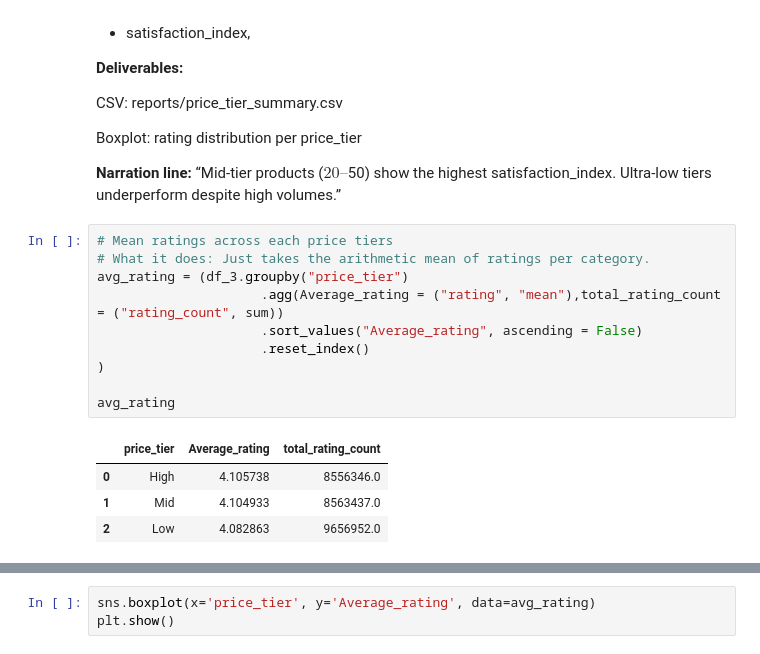
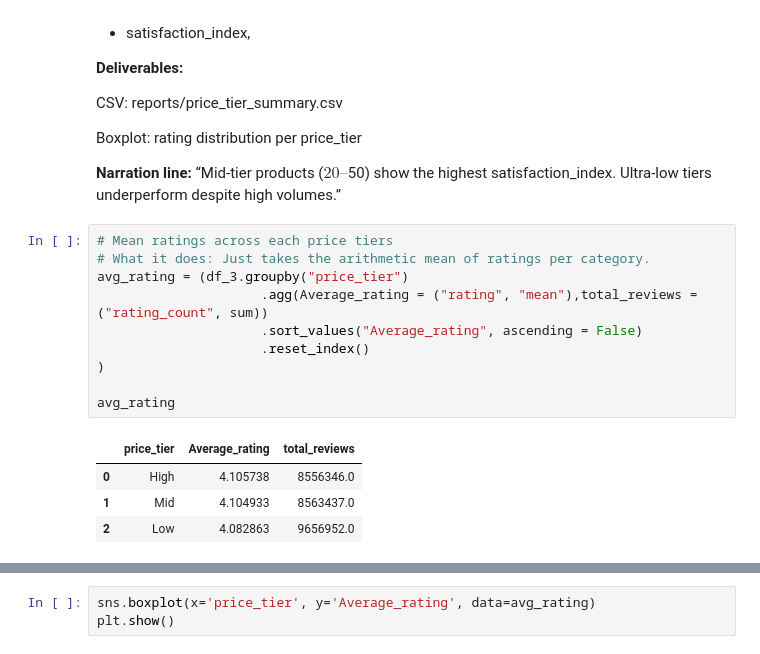
Before and after one commit to CKohwo/Ecommerce-strategy-blueprint, a Jupyter notebook: notebooks/03_exploratory_ data_analysis.ipynb, the cells around one changed output, grey strips where cells are left out. Cells and saved outputs as stored; diff of their text form.

```diff
--- a/notebooks/03_exploratory_ data_analysis.ipynb
+++ b/notebooks/03_exploratory_ data_analysis.ipynb
@@ -424,15 +410,15 @@ Boxplot: rating distribution per price_tier
 # %%
 # Mean ratings across each price tiers
 # What it does: Just takes the arithmetic mean of ratings per category.
 avg_rating = (df_3.groupby("price_tier")
-                     .agg(Average_rating = ("rating", "mean"),total_rating_count = ("rating_count", sum))
+                     .agg(Average_rating = ("rating", "mean"),total_reviews = ("rating_count", sum))
                      .sort_values("Average_rating", ascending = False)
                      .reset_index()
 )
 
 avg_rating
 # %% [output]
-|  | price_tier | Average_rating | total_rating_count |
+|  | price_tier | Average_rating | total_reviews |
 | 0 | High | 4.105738 | 8556346.0 |
 | 1 | Mid | 4.104933 | 8563437.0 |
 | 2 | Low | 4.082863 | 9656952.0 |
```
Also changed, not shown: parts of 23 cells of this notebook.
